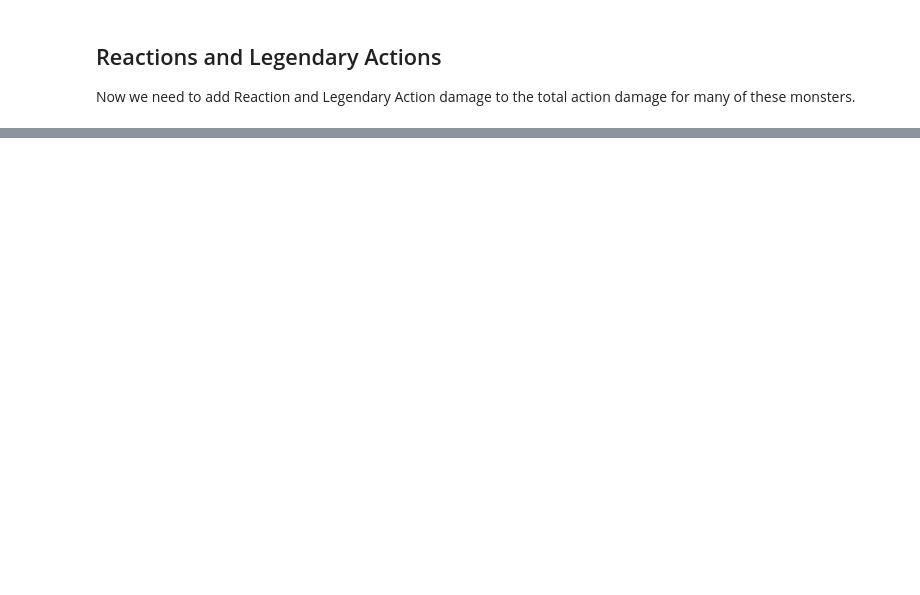
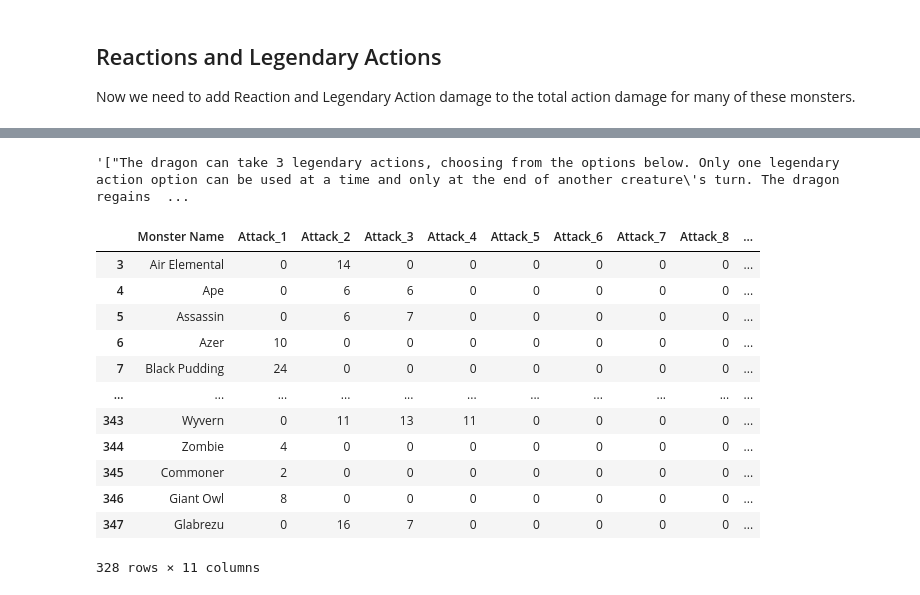
Before and after one commit to chabazite/DnD_Monsters, a Jupyter notebook: notebooks/3.0_ASI_Data_Wrangling.ipynb, the cells around one changed output, grey strips where cells are left out. Cells and saved outputs as stored; diff of their text form; code cells hidden in the pictures; blank space fills up the shorter version.

```diff
--- a/notebooks/3.0_ASI_Data_Wrangling.ipynb
+++ b/notebooks/3.0_ASI_Data_Wrangling.ipynb
@@ -411,3 +447,30 @@ for value in enumerate(monster_reactions["Reactions"]):
 # %%
 #Need to Add Legendary Actions and Reactions to Total Damage before calculating average
 monster_leg_actions = monster_df[['Monster Name', 'Legendary Actions']]
+# %%
+monster_leg_actions['Legendary Actions'][1]
+# %% [output]
+'["The dragon can take 3 legendary actions, choosing from the options below. Only one legendary action option can be used at a time and only at the end of another creature\'s turn. The dragon regains  ...
+# %%
+#Start with Dragons, all dragons will choose to make 3 tail attacks each round since predicting AOE damage is more involved. They would need to hit more than two people to be worth it.
+#3 rounds and 3 L.A. per round
+
+for indx, attack in enumerate(monster_actions["Attack_4"]):
+    if "Ancient" in monster_actions.loc[indx,"Monster Name"] or "Adult" in monster_actions.loc[indx,"Monster Name"]:
+        monster_actions.loc[indx,"Legendary Damage_3Rounds"] = attack*3*3
+# %%
+monster_actions[monster_actions['Legendary Damage_3Rounds'].isna()]
+# %% [output]
+|  | Monster Name | Attack_1 | Attack_2 | Attack_3 | Attack_4 | Attack_5 | Attack_6 | Attack_7 | Attack_8 | ... |
+| 3 | Air Elemental | 0 | 14 | 0 | 0 | 0 | 0 | 0 | 0 | ... |
+| 4 | Ape | 0 | 6 | 6 | 0 | 0 | 0 | 0 | 0 | ... |
+| 5 | Assassin | 0 | 6 | 7 | 0 | 0 | 0 | 0 | 0 | ... |
+| 6 | Azer | 10 | 0 | 0 | 0 | 0 | 0 | 0 | 0 | ... |
+| 7 | Black Pudding | 24 | 0 | 0 | 0 | 0 | 0 | 0 | 0 | ... |
+| ... | ... | ... | ... | ... | ... | ... | ... | ... | ... | ... |
+| 343 | Wyvern | 0 | 11 | 13 | 11 | 0 | 0 | 0 | 0 | ... |
+| 344 | Zombie | 4 | 0 | 0 | 0 | 0 | 0 | 0 | 0 | ... |
+| 345 | Commoner | 2 | 0 | 0 | 0 | 0 | 0 | 0 | 0 | ... |
+| 346 | Giant Owl | 8 | 0 | 0 | 0 | 0 | 0 | 0 | 0 | ... |
+| 347 | Glabrezu | 0 | 16 | 7 | 0 | 0 | 0 | 0 | 0 | ... |
+328 rows × 11 columns
```
Also changed, not shown: parts of 11 cells of this notebook.
